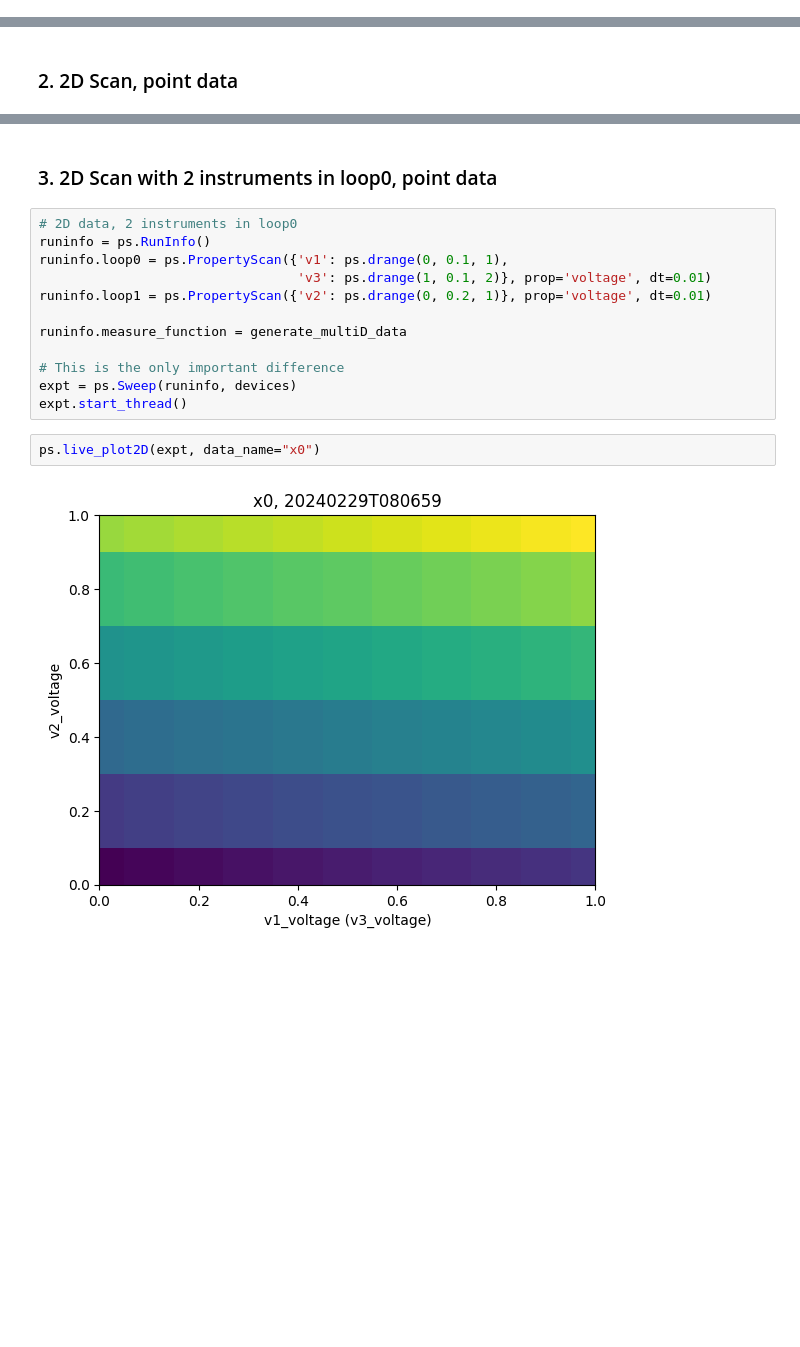
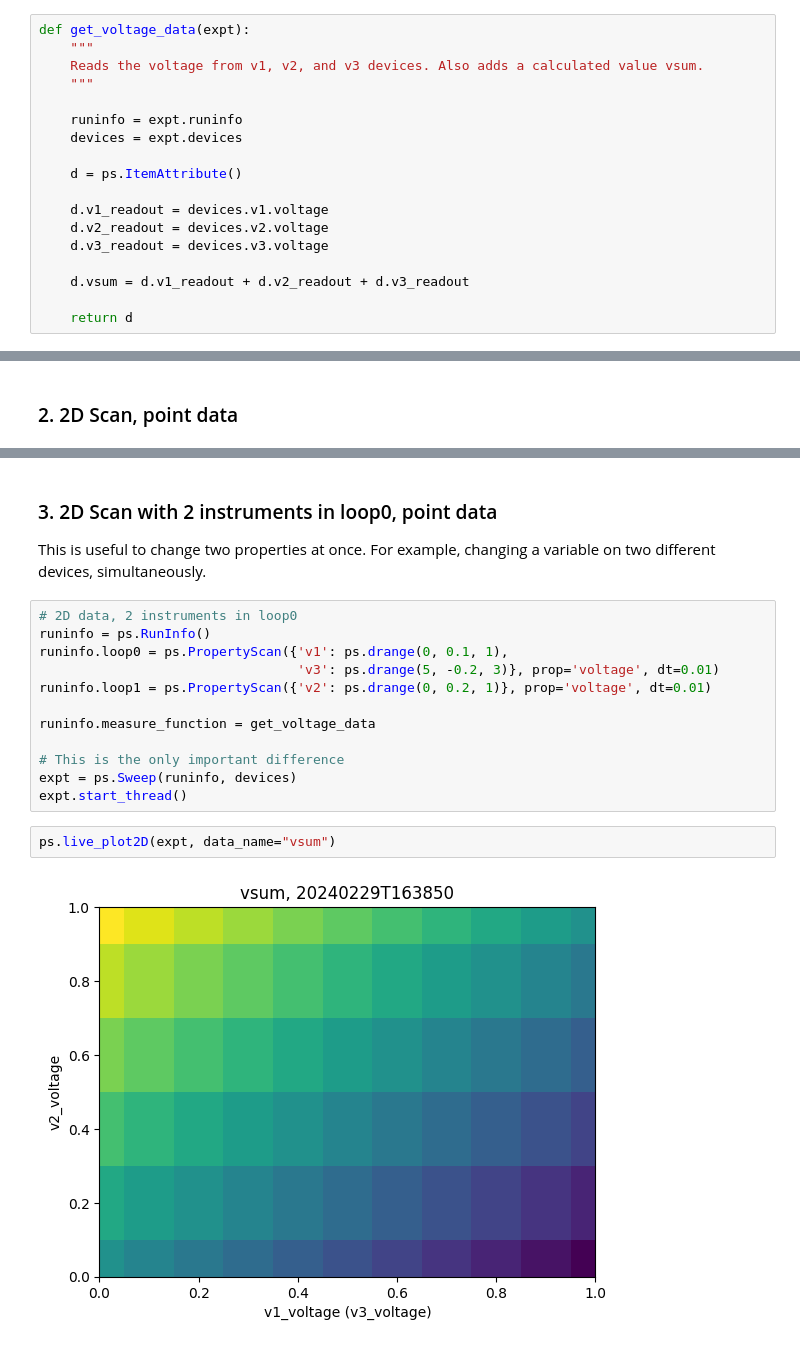
Before and after one commit to sandialabs/pyscan, a Jupyter notebook: docs/source/basics/demo_notebooks/01-example_property_scans.ipynb, the cells around one changed output, grey strips where cells are left out. Cells and saved outputs as stored; diff of their text form; blank space fills up the shorter version.

```diff
--- a/docs/source/basics/demo_notebooks/01-example_property_scans.ipynb
+++ b/docs/source/basics/demo_notebooks/01-example_property_scans.ipynb
@@ -53,3 +30,21 @@ devices.v3 = ps.TestVoltage() # Device 3
+# %%
+def get_voltage_data(expt):
+    """
+    Reads the voltage from v1, v2, and v3 devices. Also adds a calculated value vsum.
+    """
+
+    runinfo = expt.runinfo
+    devices = expt.devices
+
+    d = ps.ItemAttribute()
+
+    d.v1_readout = devices.v1.voltage
+    d.v2_readout = devices.v2.voltage
+    d.v3_readout = devices.v3.voltage
+
+    d.vsum = d.v1_readout + d.v2_readout + d.v3_readout
+
+    return d
 # %% [markdown]
 ## Experiments
 # %% [markdown]
@@ -89,18 +84,20 @@ ps.live_plot2D(expt, data_name="x0")
 # %% [markdown]
 ### 3. 2D Scan with 2 instruments in loop0, point data
+
+This is useful to change two properties at once. For example, changing a variable on two different devices, simultaneously.
 # %%
 # 2D data, 2 instruments in loop0
 runinfo = ps.RunInfo()
 runinfo.loop0 = ps.PropertyScan({'v1': ps.drange(0, 0.1, 1),
-                                 'v3': ps.drange(1, 0.1, 2)}, prop='voltage', dt=0.01)
+                                 'v3': ps.drange(5, -0.2, 3)}, prop='voltage', dt=0.01)
 runinfo.loop1 = ps.PropertyScan({'v2': ps.drange(0, 0.2, 1)}, prop='voltage', dt=0.01)
 
-runinfo.measure_function = generate_multiD_data
+runinfo.measure_function = get_voltage_data
 
 # This is the only important difference
 expt = ps.Sweep(runinfo, devices)
 expt.start_thread()
 # %%
-ps.live_plot2D(expt, data_name="x0")
+ps.live_plot2D(expt, data_name="vsum")
 # %% [output]
-[figure, old version]
+[figure, new version]
```
Also changed, not shown: parts of 8 cells of this notebook, 7 other files.
